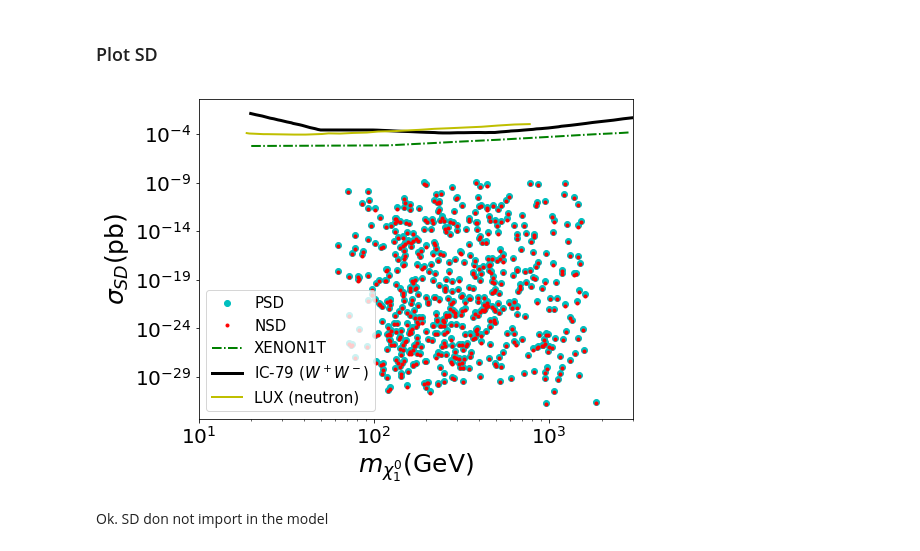
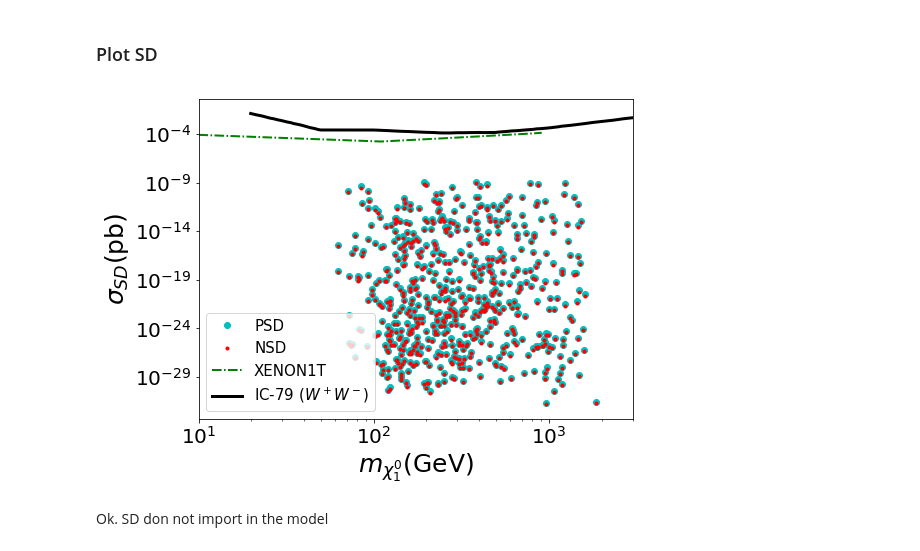
Before and after one commit to anferivera/SDdiracDM, a Jupyter notebook: run-model-general-scan.ipynb, the cells around one changed output. Saved outputs shown, nothing was run; the diff lists cells and outputs as text; code cells hidden in the pictures.

```diff
--- a/run-model-general-scan.ipynb
+++ b/run-model-general-scan.ipynb
@@ -1290,30 +1287,30 @@ plt.tight_layout()
 # %%
 plt.figure(figsize=(8,6))
 
 plt.loglog(DI.mChi1,DI['PSD'],'co')
 plt.loglog(DI.mChi1,DI['NSD'],'r.')
 
 #Prospects
-n=np.arange(20,3000,100)
+n=np.arange(10,1000,100)
 #plt.loglog(n,LZSD(n),'r--',lw=3,label='LZ')
-plt.loglog(n,XENON1TSD(n),'g-.',lw=2,label='XENON1T')
+plt.loglog(n,XENON1TSD(n)*1e+36,'g-.',lw=2,label='XENON1T')
 
 #plt.plot(PICO2L_SD['M'],PICO2L_SD['sigmaSD']*(1E+36),'lime',lw=2,label='PICO-2L (proton)')
 #plt.plot(PICO60_SD['M'],PICO60_SD['sigmaSD']*(1e+36),'y-',lw=2,label='PICO-60 (proton)')
 #IceCube limit
 plt.plot(10**IC_SD['M'],10**IC_SD['sigmaSD']*1e+36,'k-',lw=3,label=r'IC-79 ($W^+W^-$)')
 #LUX
-plt.plot(LUX_SD_n['M'],LUX_SD_n['sigmaSD']*(1e+36),'y',lw=2,label='LUX (neutron)')
+#plt.plot(LUX_SD_n['M'],LUX_SD_n['sigmaSD']*(1e+36),'y',lw=2,label='LUX (neutron)')
 
 plt.xlabel(r'$m_{\chi^0_1}$(GeV)',size=25)
 plt.ylabel(r'$\sigma_{SD}$(pb)',size=25)
 plt.legend(prop={'size':15},loc='lower left')
 plt.xlim(10,3e3)
 #plt.ylim(1e-23,1e-1)
 
 plt.tight_layout()
 # %% [output]
-[figure, old version]
+[figure, new version]
 # %% [markdown]
 Ok. SD don not import in the model
 # %% [markdown]
```
Also changed, not shown: parts of 48 cells of this notebook, 6 other files.
